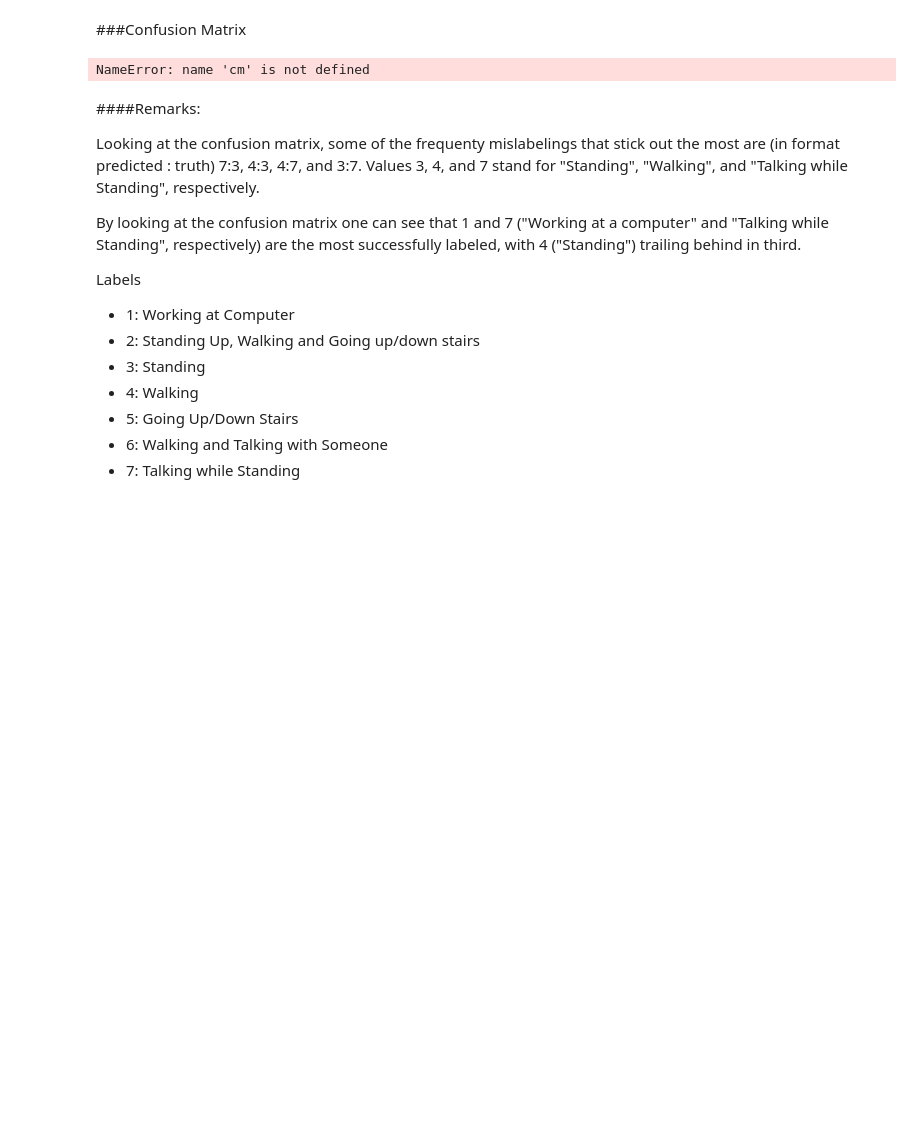
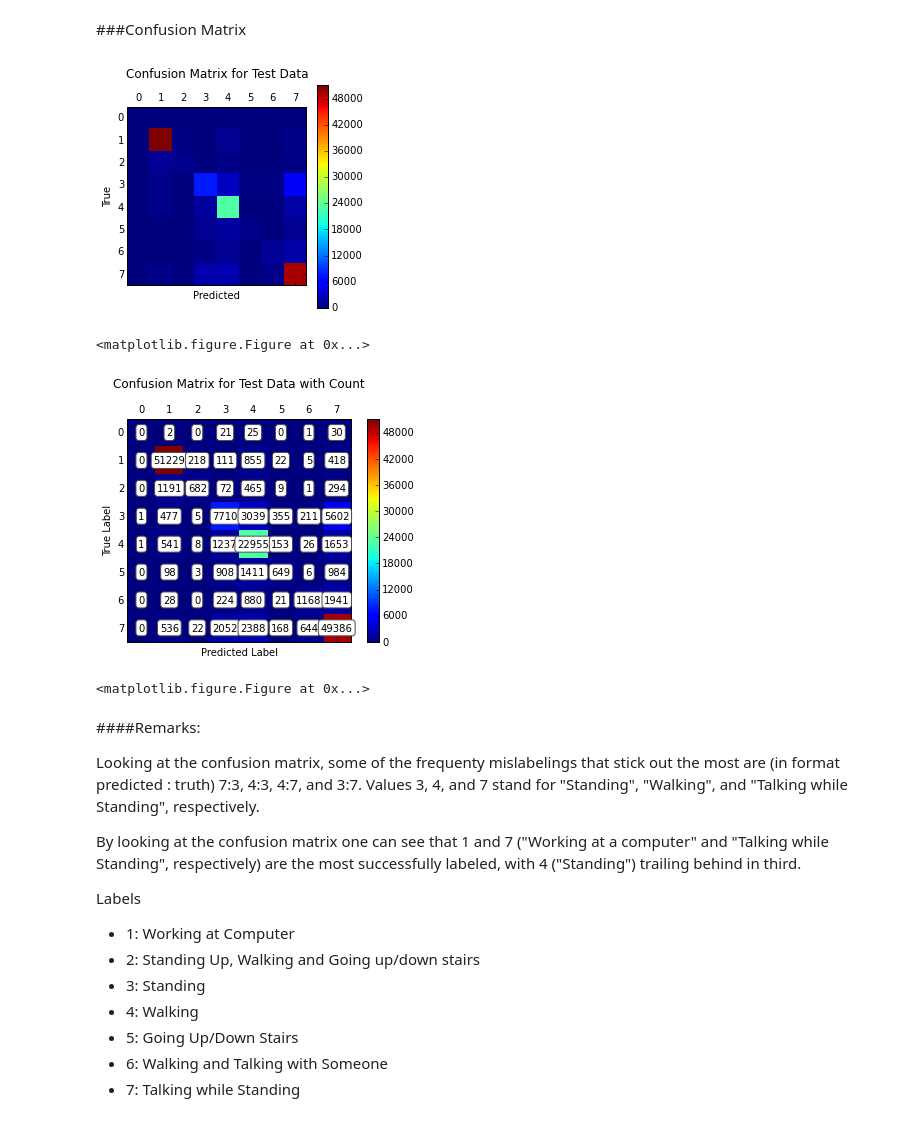
Before and after one commit to molliemarie/DS-Projects, a Jupyter notebook: Accelerometer/accelerometer2.ipynb, the cells around one changed output. Saved outputs shown, nothing was run; the diff lists cells and outputs as text; code cells hidden in the pictures; blank space fills up the shorter version.

```diff
--- a/Accelerometer/accelerometer2.ipynb
+++ b/Accelerometer/accelerometer2.ipynb
@@ -298,3 +298,18 @@ list(df.columns.values)
 # %% [markdown]
 ####Clean / Prepare data
 Change inf and Nan values to a number so that the models will run.
+# %%
+df = df.replace([np.inf, -np.inf], np.nan)
+print('xval nulls:', df['xval'].isnull().sum())
+print('yval nulls:', df['yval'].isnull().sum())
+print('zval nulls:', df['zval'].isnull().sum())
+print('xdiff nulls:', df['xdiff'].isnull().sum())
+print('ydiff nulls:', df['ydiff'].isnull().sum())
+print('zdiff nulls:', df['zdiff'].isnull().sum())
+print('av_resultant_acc nulls:', df['av_resultant_acc'].isnull().sum())
+print('xvy nulls:', df['xvy'].isnull().sum())
+print('xvz nulls:', df['xvz'].isnull().sum())
+print('yvz nulls:', df['yvz'].isnull().sum())
+print('angle_x-y nulls:', df['angle_x-y'].isnull().sum())
+print('angle_z-y nulls:', df['angle_z-y'].isnull().sum())
+print('angle_x-z nulls:', df['angle_x-z'].isnull().sum())
@@ -301,5 +330,5 @@ Change inf and Nan values to a number so that the models will run.
 # %%
-df = df.replace([np.inf, -np.inf], 0)
+# df = df.replace([np.inf, -np.inf], 0)
 df = df.replace(np.nan, 0)
 # %% [markdown]
 ###View Data
@@ -740,14 +756,13 @@ Correlation = 0.880135
 Because all of the new features were created from the x, y, and z values, all the features directly linked to one another. This could potentially lead to over-fitting. Therefore, it is beneficial to reduce the amount of unnecessary features.
 # %%
 #Recall
-# y = df['activity']
-# X_train, X_test, y_train,y_test = train_test_split(X, y, test_size=0.40)
+y = df['activity']
 X = df[['xval', 'yval', 'zval', 'xdiff', 'ydiff', 'zdiff', 'av_resultant_acc']]
 X_train, X_test, y_train, y_test = train_test_split(X, y, test_size=0.40)
 # %%
 t1 = dt.datetime.now()
 
-rfc = sk.RandomForestClassifier(n_estimators=500, oob_score=True, n_jobs = 5 )
+rfc = sk.RandomForestClassifier(n_estimators=50, oob_score=True, n_jobs = 5 )
 model = rfc.fit(X_train, y_train)
 
 t2 = dt.datetime.now()
@@ -794,26 +809,29 @@ cm = skm.confusion_matrix(y_test, rf_test_pred)
 # %%
 pl.matshow(cm)
 pl.title('Confusion Matrix for Test Data\n'
          + '                               ')
 pl.xlabel('Predicted')
 pl.ylabel('True')
 pl.colorbar()
 pl.figure(figsize=(20,10))
 
 fig, ax = pl.subplots()
 im = ax.matshow(cm)
 for (i, j), z in np.ndenumerate(cm):
     ax.text(j, i, '{:0.0f}'.format(z), ha='center', va='center',
             bbox=dict(boxstyle='round', facecolor='white', edgecolor='0.3'))
 pl.title('Confusion Matrix for Test Data with Count\n'
          + '                               ')
 fig.colorbar(im)
 pl.xlabel('Predicted Label')
 pl.ylabel('True Label')
-plt.figure(figsize=(20,10))
+pl.figure(figsize=(20,10))
 pl.show()
 # %% [output]
+[figure, added]
-NameError: name 'cm' is not defined
+<matplotlib.figure.Figure at 0x...>
+[figure, added]
+<matplotlib.figure.Figure at 0x...>
 # %% [markdown]
 ####Remarks:
 
```
Also changed, not shown: parts of 3 cells of this notebook.
